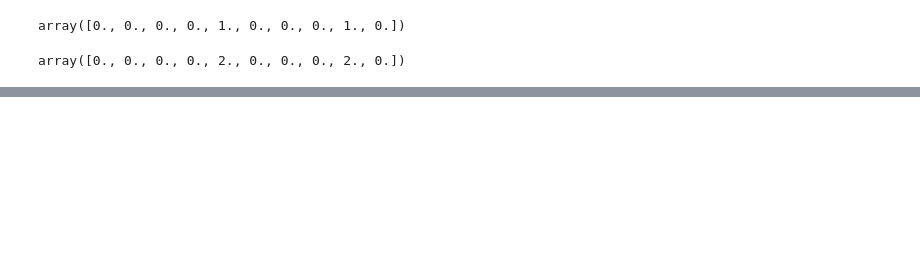
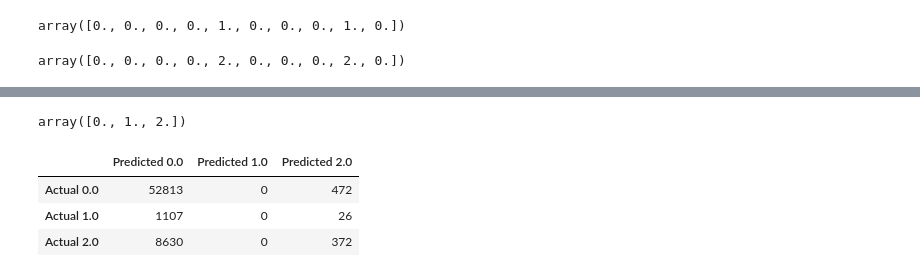
Before and after one commit to n-hundenborn/diabetes-forecasting, a Jupyter notebook: model_training.ipynb, the cells around one changed output, grey strips where cells are left out. Drawn from its saved outputs; the diff is of its cells as text; code cells hidden in the pictures; blank space fills up the shorter version.

Commit message:
Logistic Regression and Decision Tree

```diff
--- a/model_training.ipynb
+++ b/model_training.ipynb
@@ -301,0 +379,6 @@ array([0., 0., 0., 0., 2., 0., 0., 0., 2., 0.])
+# %%
+# default is 75% / 25% train-test split
+X_train, X_test, y_train, y_test = train_test_split(X, y, random_state=0)
+
+logreg = LogisticRegression().fit(X_train, y_train)
+logreg
@@ -301,0 +403,3 @@ array([0., 0., 0., 0., 2., 0., 0., 0., 2., 0.])
+# %%
+y_pred =  logreg.predict(X_test)
+y_pred[:10]
@@ -301,0 +433,20 @@ array([0., 0., 0., 0., 2., 0., 0., 0., 2., 0.])
+# %%
+from sklearn.utils.multiclass import unique_labels
+unique_labels(y_test)
+# %% [output]
+array([0., 1., 2.])
+# %%
+def plot(y_true, y_predictions):
+    labels = unique_labels(y_test)
+    column = [f'Predicted {label}' for label in labels]
+    indices = [f'Actual {label}' for label in labels]
+    table = pd.DataFrame(confusion_matrix(y_true, y_predictions), columns = column, index = indices)
+
+    return table
+
+plot(y_test, y_pred)
+# %% [output]
+|  | Predicted 0.0 | Predicted 1.0 | Predicted 2.0 |
+| Actual 0.0 | 52813 | 0 | 472 |
+| Actual 1.0 | 1107 | 0 | 26 |
+| Actual 2.0 | 8630 | 0 | 372 |
```
Also changed, not shown: parts of 42 cells of this notebook.
